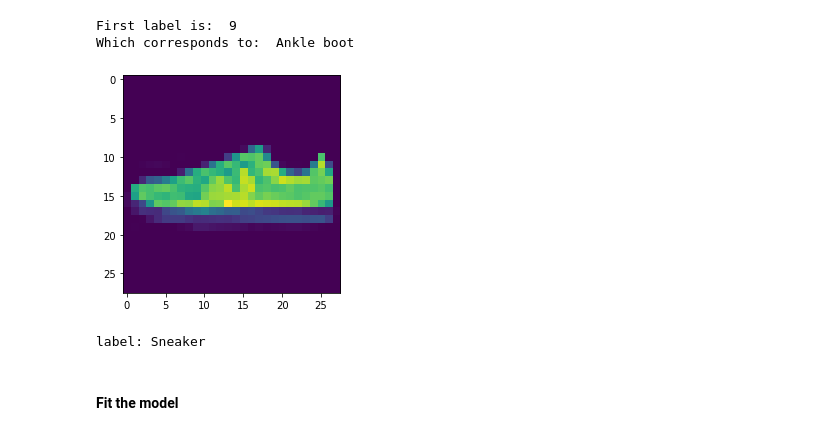
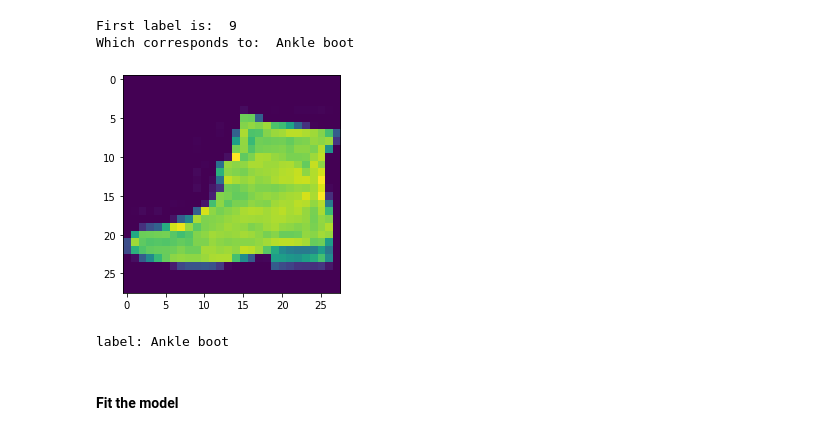
Before and after one commit to julio-fig-q/TensorFlow2-Projects, a Jupyter notebook: 2 Started with TF2 - Build, Complile, NN, CNN/Lab_Tutorial Week 2.ipynb, the cells around one changed output. Saved outputs shown, nothing was run; the diff lists cells and outputs as text; code cells hidden in the pictures.

```diff
--- a/2 Started with TF2 - Build, Complile, NN, CNN/Lab_Tutorial Week 2.ipynb
+++ b/2 Started with TF2 - Build, Complile, NN, CNN/Lab_Tutorial Week 2.ipynb
@@ -294,15 +308,15 @@ Which corresponds to:  Ankle boot
 # %%
 # Display one of the images
 
-i = 30399
+i = 30398
 # the i-th images, all horiz. pixel and all vertical pixel
 img = train_images[i,:,:]
 plt.imshow(img)
 plt.show()
 print(f'label: {labels[train_labels[i]]}')
 # %% [output]
-[figure, old version]
+[figure, new version]
-label: Sneaker
+label: Ankle boot
 # %% [markdown]
 #### Fit the model
 # %%
```
Also changed, not shown: parts of 21 cells of this notebook.
